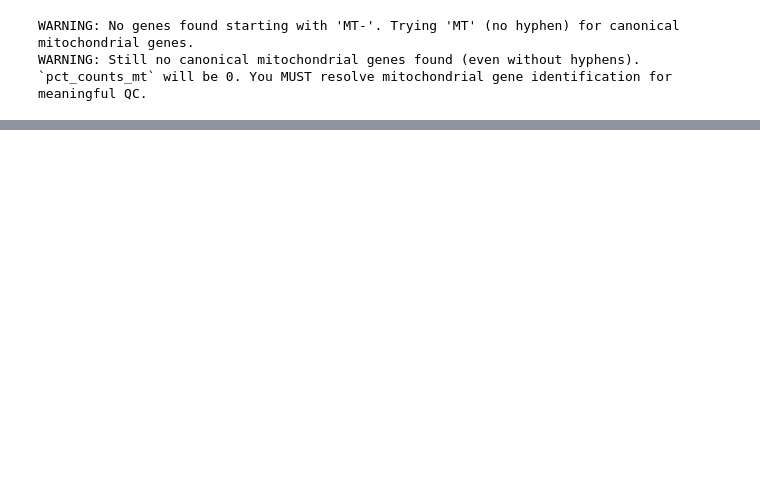
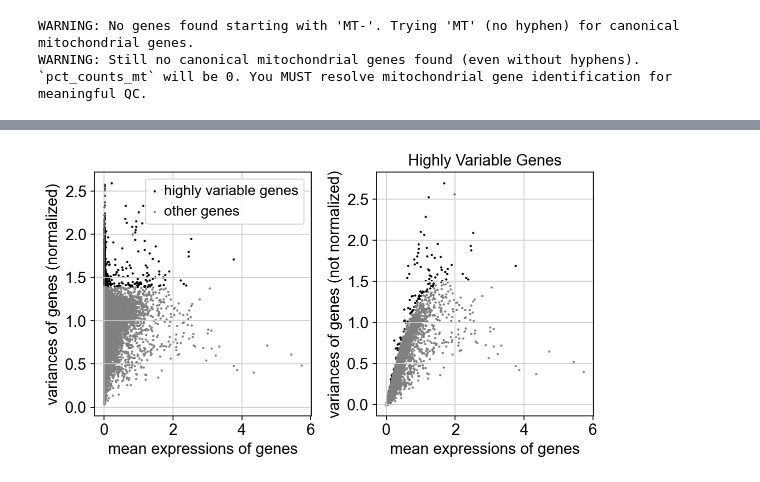
Before and after one commit to DarwinianCoder/EDA_dashboard_GEO_dataset, a Jupyter notebook: notebooks/02_quality_control.ipynb, the cells around one changed output, grey strips where cells are left out. Saved outputs shown, nothing was run; the diff lists cells and outputs as text; code cells hidden in the pictures; blank space fills up the shorter version.

```diff
--- a/notebooks/02_quality_control.ipynb
+++ b/notebooks/02_quality_control.ipynb
@@ -312,0 +436,79 @@ Plotting scatter plots for QC metric relationships...
+# %%
+if 'adata' in locals() and adata is not None and adata.n_obs > 0 and adata.n_vars > 0:
+    print("\n--- Identifying Highly Variable Genes (HVGs) and Scaling Data ---")
+
+    # 1. Identify Highly Variable Genes
+    # This function identifies genes that show higher-than-expected variation across cells,
+    # which are often the most biologically informative.
+    # It considers the mean expression and dispersion (variance/mean) for each gene.
+    # Parameters like min_mean, max_mean, and min_disp help to fine-tune the selection.
+    # The results are stored in adata.var (e.g., adata.var['highly_variable'], adata.var['means'], adata.var['dispersions_norm']).
+
+    # Default parameters often work well, but you might need to adjust them based on your data.
+    # The 'flavor' parameter determines the method used. 'seurat_v3' is a common choice.
+    # 'n_top_genes' can be used to select a fixed number of top HVGs.
+    sc.pp.highly_variable_genes(
+        adata,
+        min_mean=0.0125,
+        max_mean=3,       # These are on log-scale if data is log-transformed before this step
+                          # Since our adata.X is already log-transformed from Cell 4, these are appropriate.
+        min_disp=0.5,
+        n_top_genes=None, # Set to an integer (e.g., 2000 or 3000) if you want a fixed number of HVGs
+        flavor='seurat_v3', # A common method for HVG selection
+        subset=False      # If True, subsets adata to only HVGs. Set to False to keep all genes and mark HVGs.
+                          # We will subset manually later if needed for PCA.
+    )
+
+    print(f"\nIdentified {adata.var['highly_variable'].sum()} highly variable genes.")
+
+    # Visualize highly variable genes
+    sc.pl.highly_variable_genes(adata, show=False)
+    plt.title('Highly Variable Genes')
+    plt.show()
+
+    # 2. (Optional) Subset adata to only highly variable genes for PCA and other downstream steps
+    #    This is a common practice to focus on the most informative genes and reduce computational load.
+    #    However, for some analyses (like DGE), you might want to use all genes.
+    # adata_hvg = adata[:, adata.var.highly_variable].copy()
+    # print(f"Created a subset anndata object 'adata_hvg' with only HVGs: {adata_hvg.n_vars} genes")
+    # For now, we'll keep all genes in 'adata' and use the 'highly_variable' flag later if needed.
+
+    # 3. Scale the Data
+    #    This step scales the data to have zero mean and unit variance for each gene.
+    #    It's typically applied only to the highly variable genes if you've subsetted them.
+    #    If applied to the whole adata object, it will scale all genes, but PCA will typically
+    #    only be run on HVGs.
+    #    The `max_value` parameter clips extreme values to prevent them from dominating.
+
+    # We will scale only the HVGs. It's good practice to do this on a copy if you
+    # want to keep the original log-normalized values for HVGs.
+    # However, sc.pp.scale modifies adata.X inplace by default.
+    # If you want to scale all genes: sc.pp.scale(adata, max_value=10)
+    # If you want to scale only HVGs and keep other genes as they are in adata.X,
+    # it's often done by first subsetting, scaling, and then potentially merging back or using the subset.
+    # For typical PCA workflows, you scale the data that will go into PCA.
+
+    # Let's scale all genes in adata.X for now. PCA will later be run on HVGs.
+    # If you saved raw counts in adata.layers['counts'], this scaling won't affect that layer.
+    sc.pp.scale(adata, max_value=10)
+    print("\nData scaled to zero mean and unit variance (max_value=10).")
+
+    # Check an example of scaled data
+    print("\nExample of data after scaling (first 5 cells, first 5 genes from HVGs if subsetted, or all genes if not):")
+    # Find some HVGs to display if possible
+    hvg_sample_indices = np.where(adata.var['highly_variable'])[0]
+    if len(hvg_sample_indices) >= 5:
+        genes_to_show_indices = hvg_sample_indices[:5]
+    elif adata.n_vars >= 5: # Fallback to first 5 genes if not enough HVGs
+        genes_to_show_indices = range(5)
+    else:
+        genes_to_show_indices = range(adata.n_vars)
+
+    if isinstance(adata.X, np.ndarray):
+        print(adata.X[:5, genes_to_show_indices])
+    else: # If it's a sparse matrix
+        print(adata.X[:5, genes_to_show_indices].toarray())
+
+else:
+    print("\nAnnData object 'adata' is not defined or has no cells/genes. Cannot identify HVGs or scale data.")
+# %% [output]
@@ -312,0 +517 @@ Plotting scatter plots for QC metric relationships...
+[figure, added]
```
Also changed, not shown: parts of 8 cells of this notebook.
